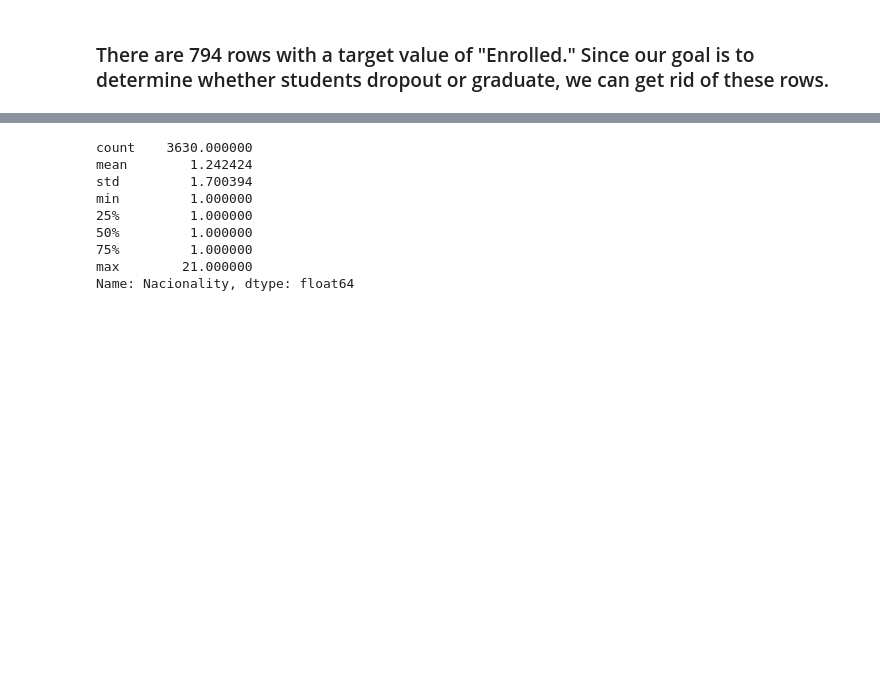
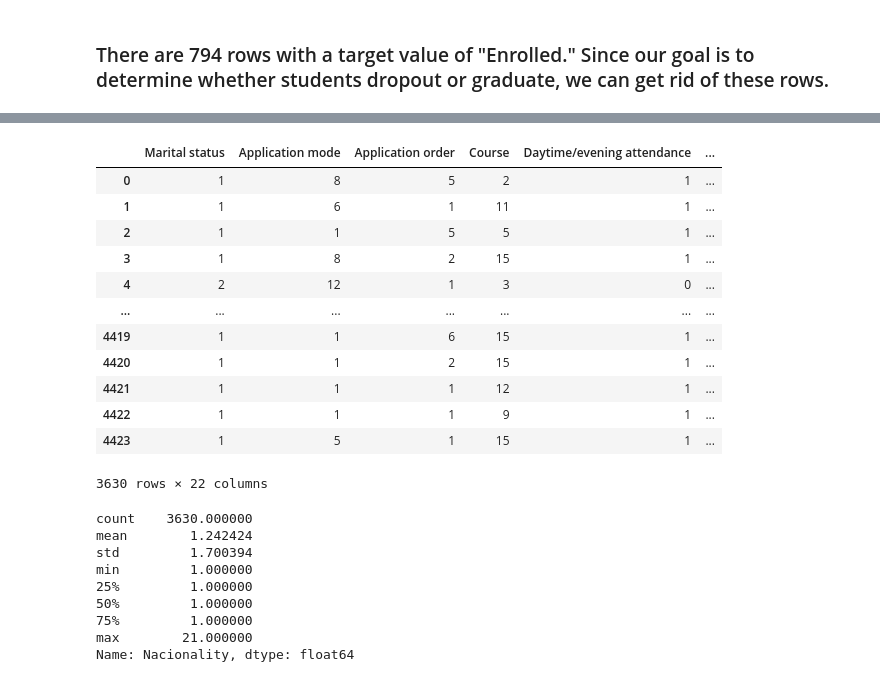
Before and after one commit to drodrigues01/Lab-One-Exploring-Table-Data, a Jupyter notebook: Lab One: Exploring Table Data.ipynb, the cells around one changed output, grey strips where cells are left out. Drawn from its saved outputs; the diff is of its cells as text; code cells hidden in the pictures; blank space fills up the shorter version.

Commit message:
summed academic columns from semesters into single columns

```diff
--- a/Lab One: Exploring Table Data.ipynb
+++ b/Lab One: Exploring Table Data.ipynb
@@ -106,0 +109,3 @@ data = data[data ['Target'] != "Enrolled"] # reduce dataframe to rows where targ
+# %%
+academic_attr = list(data.columns)[-13:-1]
+academic_attr
@@ -107,3 +125,26 @@ data = data[data ['Target'] != "Enrolled"] # reduce dataframe to rows where targ
+# %%
+data["Curricular units (credited)"]            = data["Curricular units 1st sem (credited)"] + data["Curricular units 2nd sem (credited)"]
+data["Curricular units (enrolled)"]            = data["Curricular units 1st sem (enrolled)"] + data["Curricular units 2nd sem (enrolled)"]
+data["Curricular units (evaluations)"]         = data["Curricular units 1st sem (evaluations)"] + data["Curricular units 2nd sem (evaluations)"]
+data["Curricular units (approved)"]            = data["Curricular units 1st sem (approved)"] + data["Curricular units 2nd sem (approved)"]
+data["Curricular units (grade)"]               = data["Curricular units 1st sem (grade)"] + data["Curricular units 2nd sem (grade)"]
+data["Curricular units (without evaluations)"] = data["Curricular units 1st sem (without evaluations)"] + data["Curricular units 2nd sem (without evaluations)"]
+data.drop(academic_attr, axis=1, inplace=True)
+data
+# %% [output]
+|  | Marital status | Application mode | Application order | Course | Daytime/evening attendance | ... |
+| 0 | 1 | 8 | 5 | 2 | 1 | ... |
+| 1 | 1 | 6 | 1 | 11 | 1 | ... |
+| 2 | 1 | 1 | 5 | 5 | 1 | ... |
+| 3 | 1 | 8 | 2 | 15 | 1 | ... |
+| 4 | 2 | 12 | 1 | 3 | 0 | ... |
+| ... | ... | ... | ... | ... | ... | ... |
+| 4419 | 1 | 1 | 6 | 15 | 1 | ... |
+| 4420 | 1 | 1 | 2 | 15 | 1 | ... |
+| 4421 | 1 | 1 | 1 | 12 | 1 | ... |
+| 4422 | 1 | 1 | 1 | 9 | 1 | ... |
+| 4423 | 1 | 5 | 1 | 15 | 1 | ... |
+3630 rows × 22 columns
 # %%
 data["Nacionality"].describe()
 # %% [output]
```
Also changed, not shown: parts of 3 cells of this notebook.
